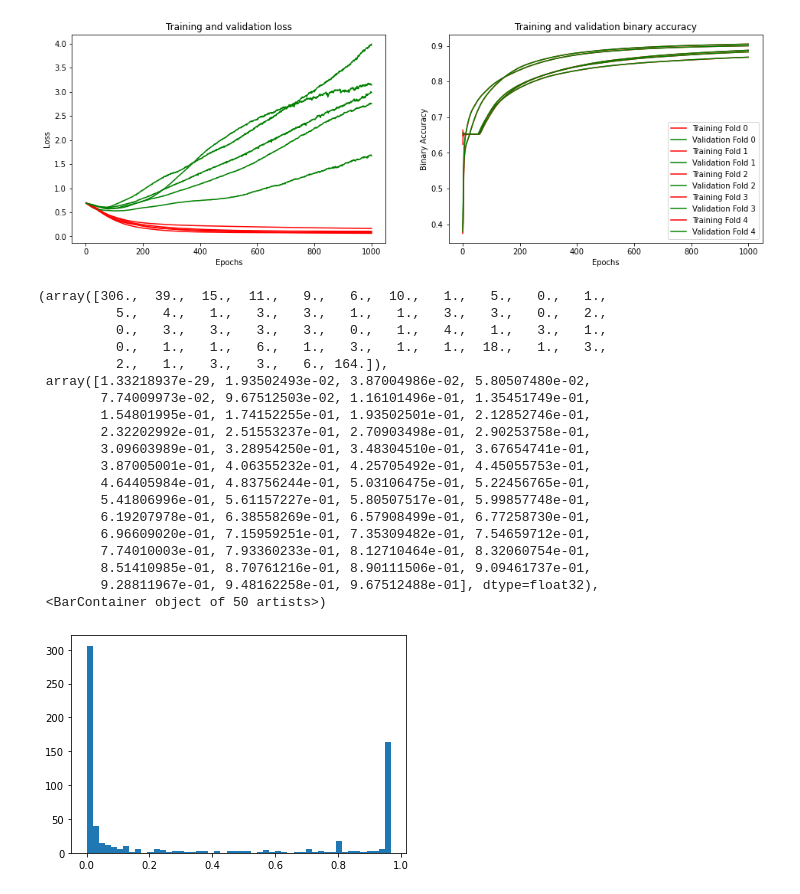
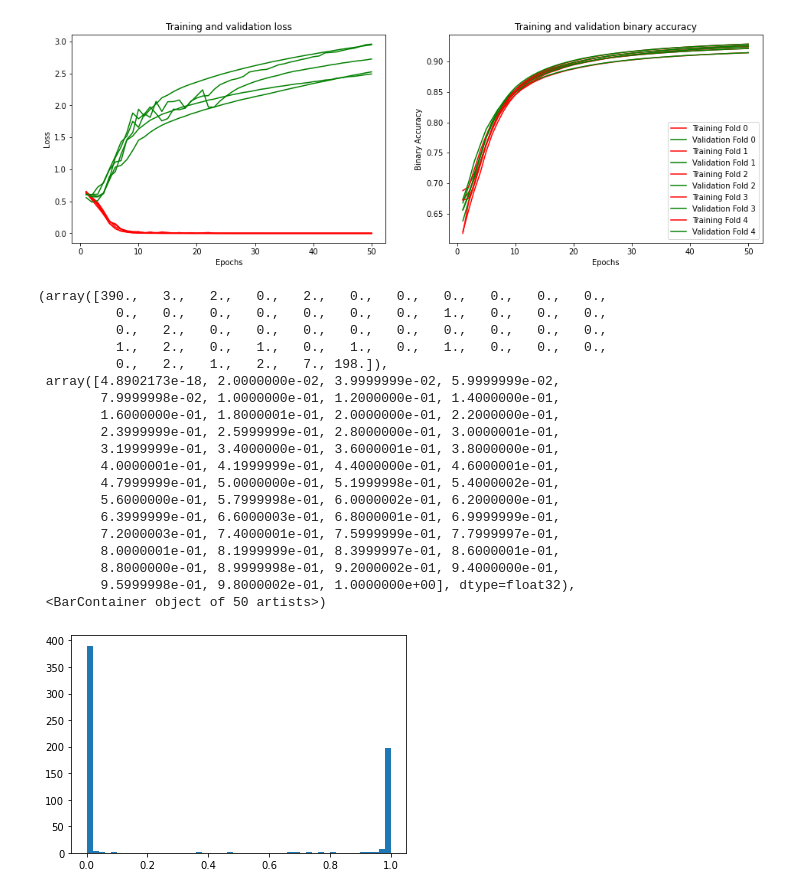
Before and after one commit to ostannick/maldb, a Jupyter notebook: python/mlp/maldb_nn_conv.ipynb, the cells around one changed output. Drawn from its saved outputs; the diff is of its cells as text; code cells hidden in the pictures.

```diff
--- a/python/mlp/maldb_nn_conv.ipynb
+++ b/python/mlp/maldb_nn_conv.ipynb
@@ -87,22 +87,27 @@ from keras import layers
 def build_model():
 
     model = models.Sequential()
-    model.add(layers.Conv1D(1, kernel_size=12, activation="relu", input_shape=(64,20)))
-    model.add(layers.MaxPooling1D(8))
-    model.add(layers.Conv1D(1, kernel_size=6, activation="relu"))
-    model.add(layers.GlobalMaxPooling1D())
+    model.add(layers.Conv1D(20, kernel_size=12, activation="relu", input_shape=(64,20)))
+    model.add(layers.MaxPooling1D(2))
+    model.add(layers.Conv1D(20, kernel_size=6, activation="relu"))
+    model.add(layers.MaxPooling1D(2))
+    model.add(layers.Flatten())
+    model.add(layers.Dense(1024, activation="relu"))
+    model.add(layers.Dense(1024, activation="relu"))
     model.add(layers.Dense(1, activation="sigmoid"))
 
     model.compile(
         optimizer='adam',
         loss='binary_crossentropy',
         metrics=[
-            keras.metrics.BinaryAccuracy(name="binary_accuracy", dtype=None, threshold=0.5),
-            tf.keras.metrics.Precision(),
-            tf.keras.metrics.Recall()
+            keras.metrics.BinaryAccuracy(),
+            #keras.metrics.Precision(),
+            #keras.metrics.Recall()
         ],
     )
 
     #model.summary()
 
     return model
+
+build_model().summary()
@@ -109,7 +132,7 @@ def build_model():
 # %%
 #Define the number of folds... this will give us an 80/20 split
 k = 5
-epochs = 1000
+epochs = 50
 num_val_samples = len(x_train) // k
 scores_binacc = []
 scores_precision = []
@@ -148,13 +171,13 @@ for i in range(k):
         partial_train_targets,
         validation_data=(val_data, val_targets),
         epochs=epochs,
-        verbose=0
+        verbose=1
     )
 
-    val_loss, val_binacc, val_precision, val_recall = model.evaluate(val_data, val_targets, verbose=0)
+    val_loss, val_binacc = model.evaluate(val_data, val_targets, verbose=0)
     scores_binacc.append(val_binacc)
-    scores_precision.append(val_precision)
-    scores_recall.append(val_recall)
+    #scores_precision.append(val_precision)
+    #scores_recall.append(val_recall)
     histories.append(h)
 # %% [output]
 Processing fold # 0
@@ -244,27 +264,27 @@ for i, h in enumerate(histories):
 plt.legend()
 plt.show()
 # %% [output]
-[figure, old version]
+[figure, new version]
 # %%
-plt.hist(cmodel.predict(x_train_seqs), bins=50)
+plt.hist(model.predict(x_train), bins=50)
 # %% [output]
-(array([306.,  39.,  15.,  11.,   9.,   6.,  10.,   1.,   5.,   0.,   1.,
-          5.,   4.,   1.,   3.,   3.,   1.,   1.,   3.,   3.,   0.,   2.,
-          0.,   3.,   3.,   3.,   3.,   0.,   1.,   4.,   1.,   3.,   1.,
-          0.,   1.,   1.,   6.,   1.,   3.,   1.,   1.,  18.,   1.,   3.,
-          2.,   1.,   3.,   3.,   6., 164.]),
- array([1.33218937e-29, 1.93502493e-02, 3.87004986e-02, 5.80507480e-02,
-        7.74009973e-02, 9.67512503e-02, 1.16101496e-01, 1.35451749e-01,
-        1.54801995e-01, 1.74152255e-01, 1.93502501e-01, 2.12852746e-01,
-        2.32202992e-01, 2.51553237e-01, 2.70903498e-01, 2.90253758e-01,
-        3.09603989e-01, 3.28954250e-01, 3.48304510e-01, 3.67654741e-01,
-        3.87005001e-01, 4.06355232e-01, 4.25705492e-01, 4.45055753e-01,
-        4.64405984e-01, 4.83756244e-01, 5.03106475e-01, 5.22456765e-01,
-        5.41806996e-01, 5.61157227e-01, 5.80507517e-01, 5.99857748e-01,
-        6.19207978e-01, 6.38558269e-01, 6.57908499e-01, 6.77258730e-01,
-        6.96609020e-01, 7.15959251e-01, 7.35309482e-01, 7.54659712e-01,
-        7.74010003e-01, 7.93360233e-01, 8.12710464e-01, 8.32060754e-01,
-        8.51410985e-01, 8.70761216e-01, 8.90111506e-01, 9.09461737e-01,
-        9.28811967e-01, 9.48162258e-01, 9.67512488e-01], dtype=float32),
+(array([390.,   3.,   2.,   0.,   2.,   0.,   0.,   0.,   0.,   0.,   0.,
+          0.,   0.,   0.,   0.,   0.,   0.,   0.,   1.,   0.,   0.,   0.,
+          0.,   2.,   0.,   0.,   0.,   0.,   0.,   0.,   0.,   0.,   0.,
+          1.,   2.,   0.,   1.,   0.,   1.,   0.,   1.,   0.,   0.,   0.,
+          0.,   2.,   1.,   2.,   7., 198.]),
+ array([4.8902173e-18, 2.0000000e-02, 3.9999999e-02, 5.9999999e-02,
+        7.9999998e-02, 1.0000000e-01, 1.2000000e-01, 1.4000000e-01,
+        1.6000000e-01, 1.8000001e-01, 2.0000000e-01, 2.2000000e-01,
+        2.3999999e-01, 2.5999999e-01, 2.8000000e-01, 3.0000001e-01,
+        3.1999999e-01, 3.4000000e-01, 3.6000001e-01, 3.8000000e-01,
+        4.0000001e-01, 4.1999999e-01, 4.4000000e-01, 4.6000001e-01,
+        4.7999999e-01, 5.0000000e-01, 5.1999998e-01, 5.4000002e-01,
+        5.6000000e-01, 5.7999998e-01, 6.0000002e-01, 6.2000000e-01,
+        6.3999999e-01, 6.6000003e-01, 6.8000001e-01, 6.9999999e-01,
+        7.2000003e-01, 7.4000001e-01, 7.5999999e-01, 7.7999997e-01,
+        8.0000001e-01, 8.1999999e-01, 8.3999997e-01, 8.6000001e-01,
+        8.8000000e-01, 8.9999998e-01, 9.2000002e-01, 9.4000000e-01,
+        9.5999998e-01, 9.8000002e-01, 1.0000000e+00], dtype=float32),
  <BarContainer object of 50 artists>)
-[figure, old version]
+[figure, new version]
```
Also changed, not shown: parts of 3 cells of this notebook, 5 other files.
